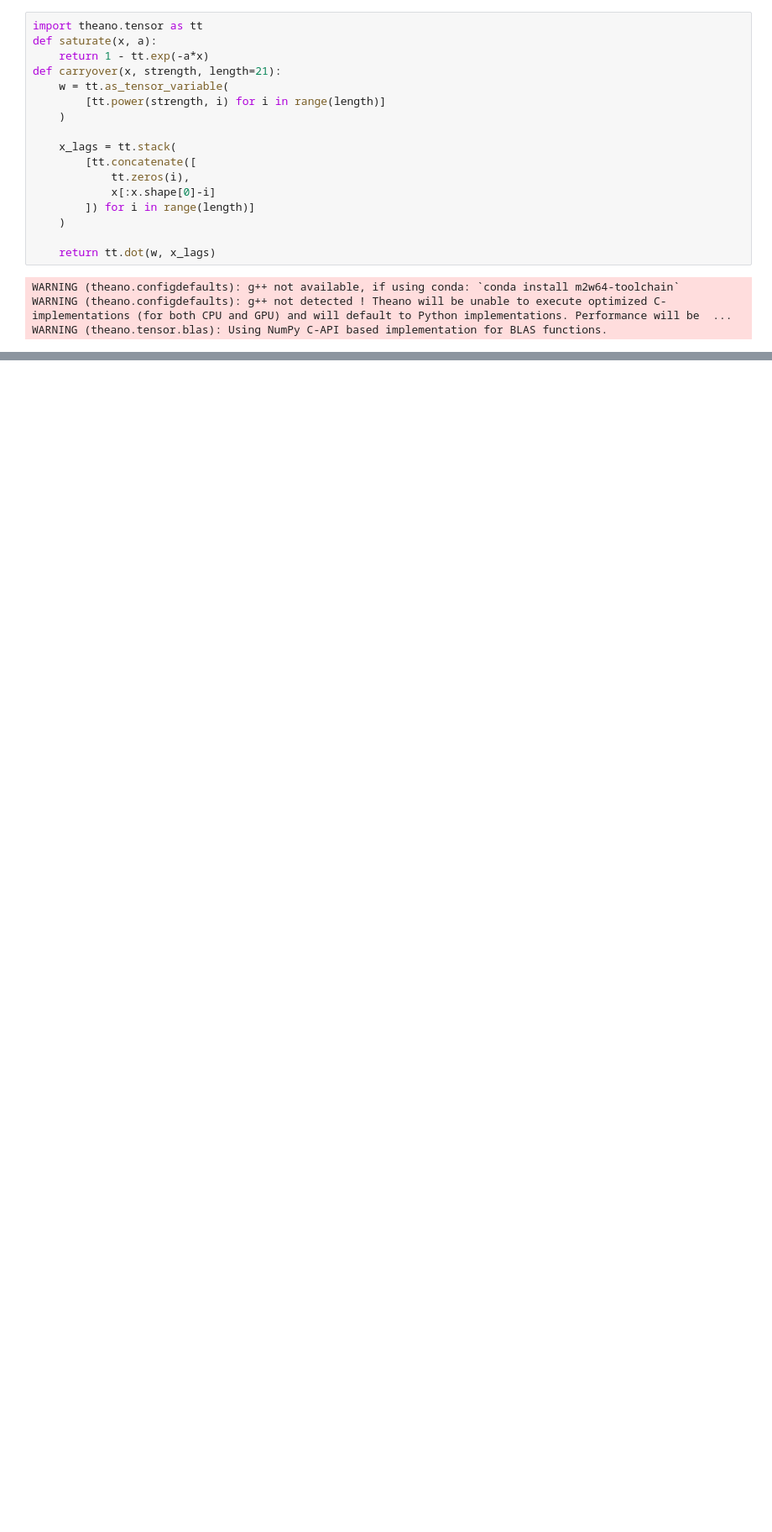
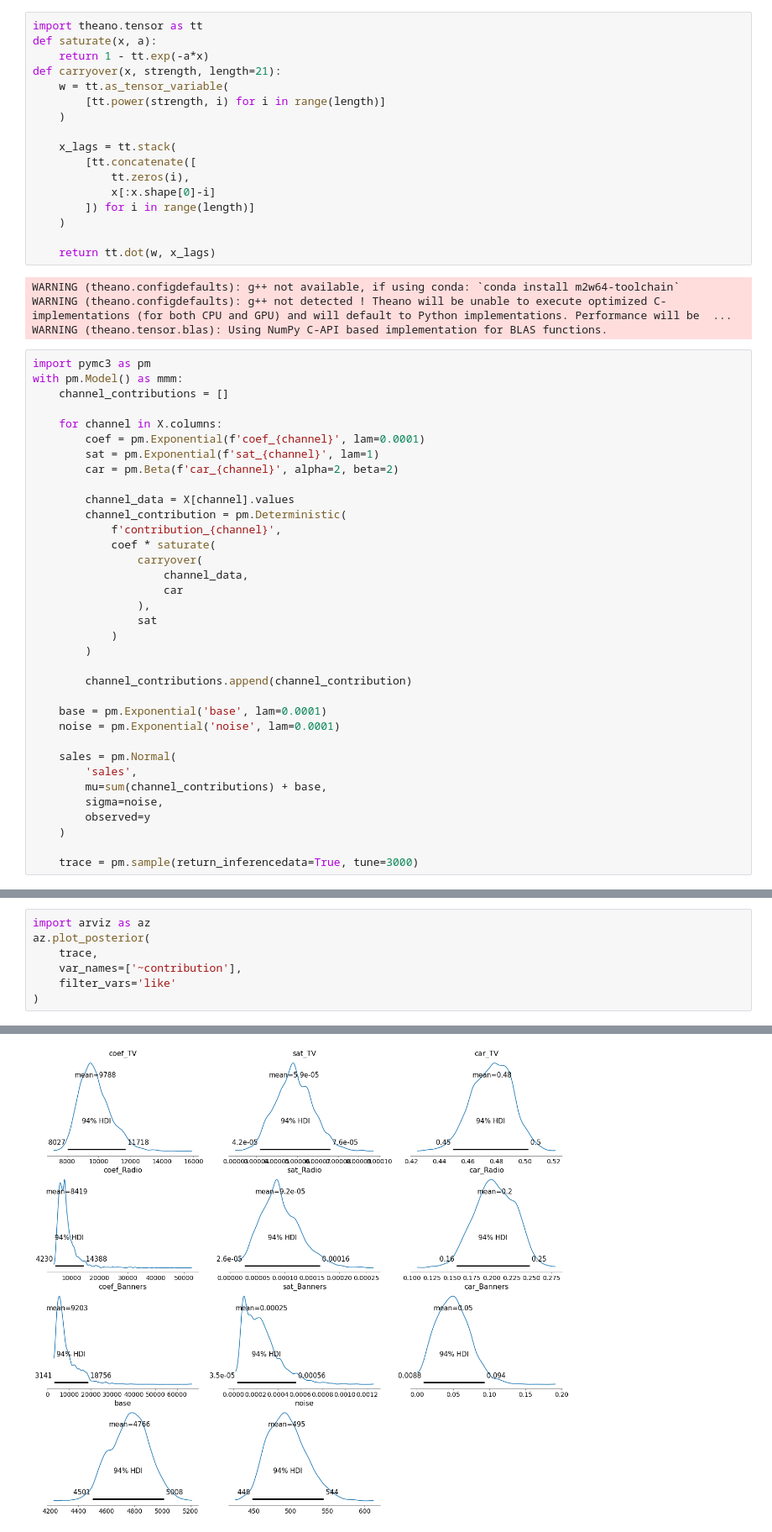
Before and after one commit to palVikram/Mix_Modelling_Marketing, a Jupyter notebook: Bayesian Marketing Mix Modeling.ipynb, the cells around one changed output, grey strips where cells are left out. Shown: that part at 84% size. Drawn from its saved outputs; the diff is of its cells as text; blank space fills up the shorter version.

Commit message:
Bayesian Mix Marketing Modeling

```diff
--- a/Bayesian Marketing Mix Modeling.ipynb
+++ b/Bayesian Marketing Mix Modeling.ipynb
@@ -43,3 +27,38 @@ def carryover(x, strength, length=21):
 WARNING (theano.configdefaults): g++ not available, if using conda: `conda install m2w64-toolchain`
 WARNING (theano.configdefaults): g++ not detected ! Theano will be unable to execute optimized C-implementations (for both CPU and GPU) and will default to Python implementations. Performance will be  ...
 WARNING (theano.tensor.blas): Using NumPy C-API based implementation for BLAS functions.
+# %%
+import pymc3 as pm
+with pm.Model() as mmm:
+    channel_contributions = []
+
+    for channel in X.columns:
+        coef = pm.Exponential(f'coef_{channel}', lam=0.0001)
+        sat = pm.Exponential(f'sat_{channel}', lam=1)
+        car = pm.Beta(f'car_{channel}', alpha=2, beta=2)
+
+        channel_data = X[channel].values
+        channel_contribution = pm.Deterministic(
+            f'contribution_{channel}',
+            coef * saturate(
+                carryover(
+                    channel_data,
+                    car
+                ),
+                sat
+            )
+        )
+
+        channel_contributions.append(channel_contribution)
+
+    base = pm.Exponential('base', lam=0.0001)
+    noise = pm.Exponential('noise', lam=0.0001)
+
+    sales = pm.Normal(
+        'sales',
+        mu=sum(channel_contributions) + base,
+        sigma=noise,
+        observed=y
+    )
+
+    trace = pm.sample(return_inferencedata=True, tune=3000)
@@ -45,0 +77,8 @@ WARNING (theano.tensor.blas): Using NumPy C-API based implementation for BLAS fu
+# %%
+import arviz as az
+az.plot_posterior(
+    trace,
+    var_names=['~contribution'],
+    filter_vars='like'
+)
+# %% [output]
@@ -45,0 +97 @@ WARNING (theano.tensor.blas): Using NumPy C-API based implementation for BLAS fu
+[figure, added]
```
Also changed, not shown: parts of 7 cells of this notebook.
